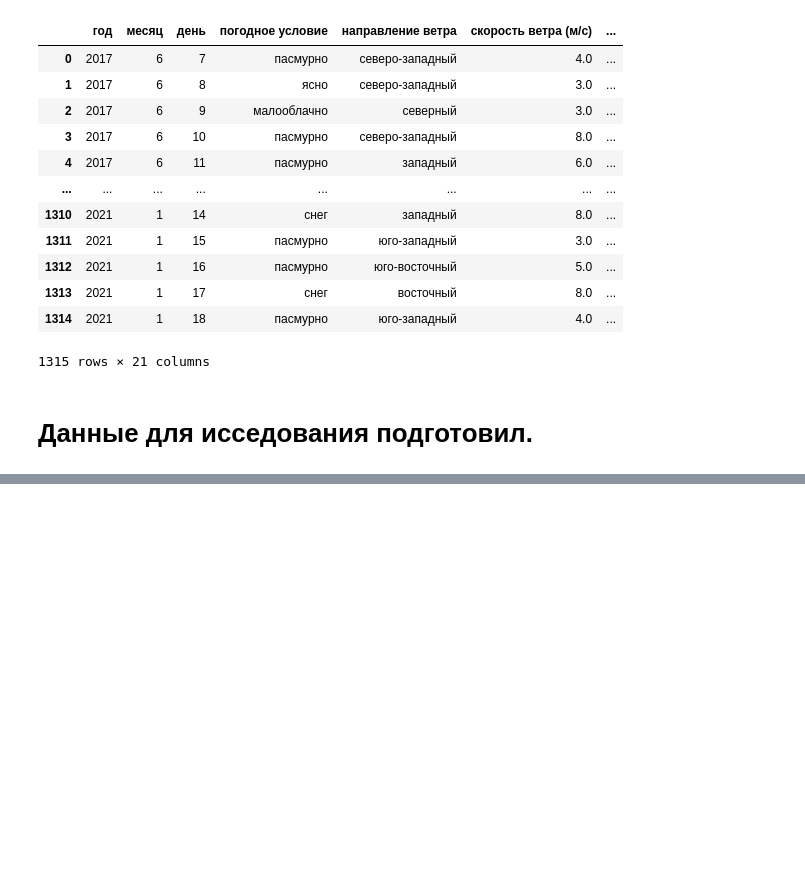
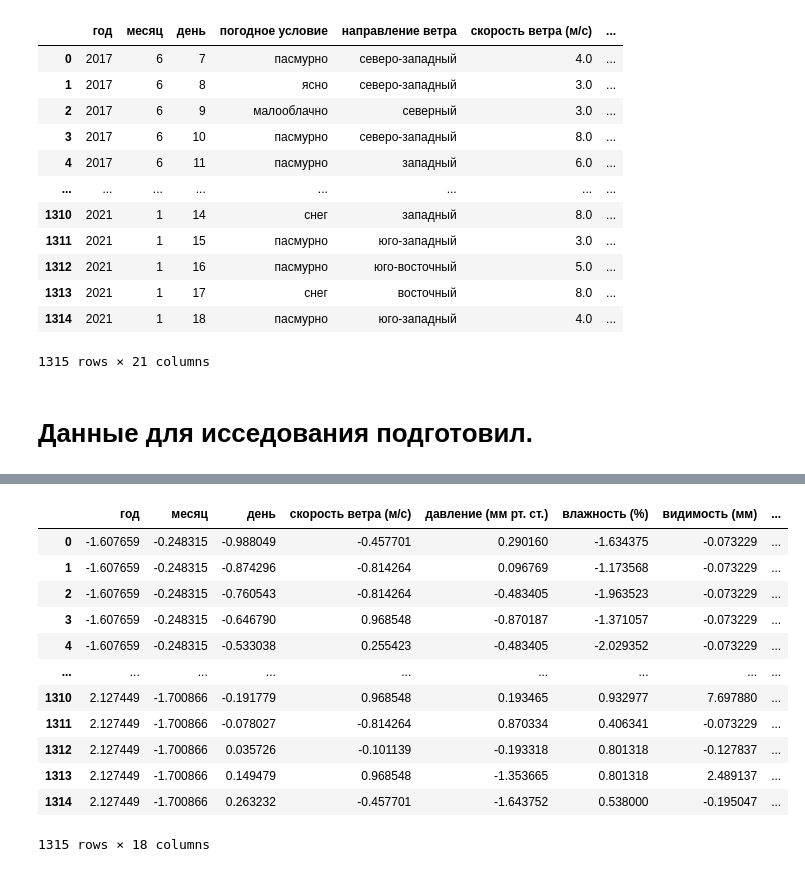
Before and after one commit to SotGE/innopolis2023, a Jupyter notebook: exam/exam.ipynb, the cells around one changed output, grey strips where cells are left out. Drawn from its saved outputs; the diff is of its cells as text; code cells hidden in the pictures; blank space fills up the shorter version.

```diff
--- a/exam/exam.ipynb
+++ b/exam/exam.ipynb
@@ -812,0 +891,10 @@ data
+# %%
+# Разделение для задачи классификации на X (экзогенные переменные, т.е. регрессоры или независимые) и y (эндогенные переменные или независимые)
+
+# Числовые данные
+X = data.drop(columns=['погодное условие', 'направление ветра', 'луна'])
+
+# Категориальные данные
+y_1 = data['погодное условие'].astype("category")
+y_2 = data['направление ветра'].astype("category")
+y_3 = data['луна'].astype("category")
@@ -812,0 +905,22 @@ data
+# %%
+# Подготовка данных
+
+# Нормализация (StandardScaler)
+scalar = StandardScaler()
+features = scalar.fit_transform(X, y_1)
+X_normalised = pd.DataFrame(features, columns=X.columns)
+X_normalised
+# %% [output]
+|  | год | месяц | день | скорость ветра (м/с) | давление (мм рт. ст.) | влажность (%) | видимость (мм) | ... |
+| 0 | -1.607659 | -0.248315 | -0.988049 | -0.457701 | 0.290160 | -1.634375 | -0.073229 | ... |
+| 1 | -1.607659 | -0.248315 | -0.874296 | -0.814264 | 0.096769 | -1.173568 | -0.073229 | ... |
+| 2 | -1.607659 | -0.248315 | -0.760543 | -0.814264 | -0.483405 | -1.963523 | -0.073229 | ... |
+| 3 | -1.607659 | -0.248315 | -0.646790 | 0.968548 | -0.870187 | -1.371057 | -0.073229 | ... |
+| 4 | -1.607659 | -0.248315 | -0.533038 | 0.255423 | -0.483405 | -2.029352 | -0.073229 | ... |
+| ... | ... | ... | ... | ... | ... | ... | ... | ... |
+| 1310 | 2.127449 | -1.700866 | -0.191779 | 0.968548 | 0.193465 | 0.932977 | 7.697880 | ... |
+| 1311 | 2.127449 | -1.700866 | -0.078027 | -0.814264 | 0.870334 | 0.406341 | -0.073229 | ... |
+| 1312 | 2.127449 | -1.700866 | 0.035726 | -0.101139 | -0.193318 | 0.801318 | -0.127837 | ... |
+| 1313 | 2.127449 | -1.700866 | 0.149479 | 0.968548 | -1.353665 | 0.801318 | 2.489137 | ... |
+| 1314 | 2.127449 | -1.700866 | 0.263232 | -0.457701 | -1.643752 | 0.538000 | -0.195047 | ... |
+1315 rows × 18 columns
```
Also changed, not shown: parts of 6 cells of this notebook.
